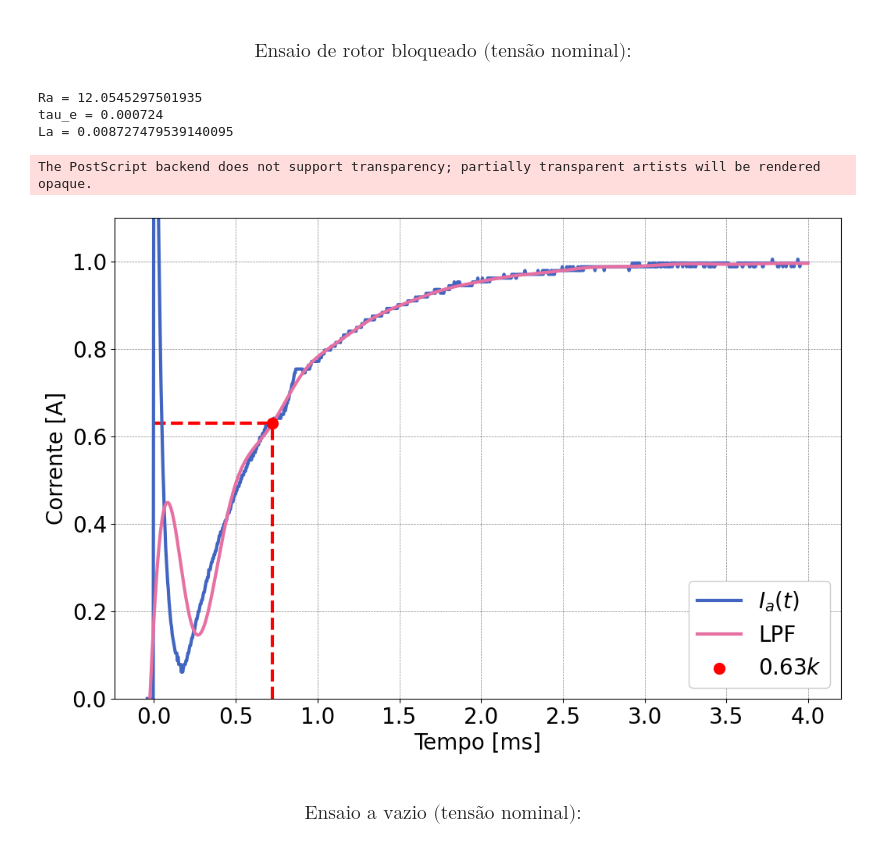
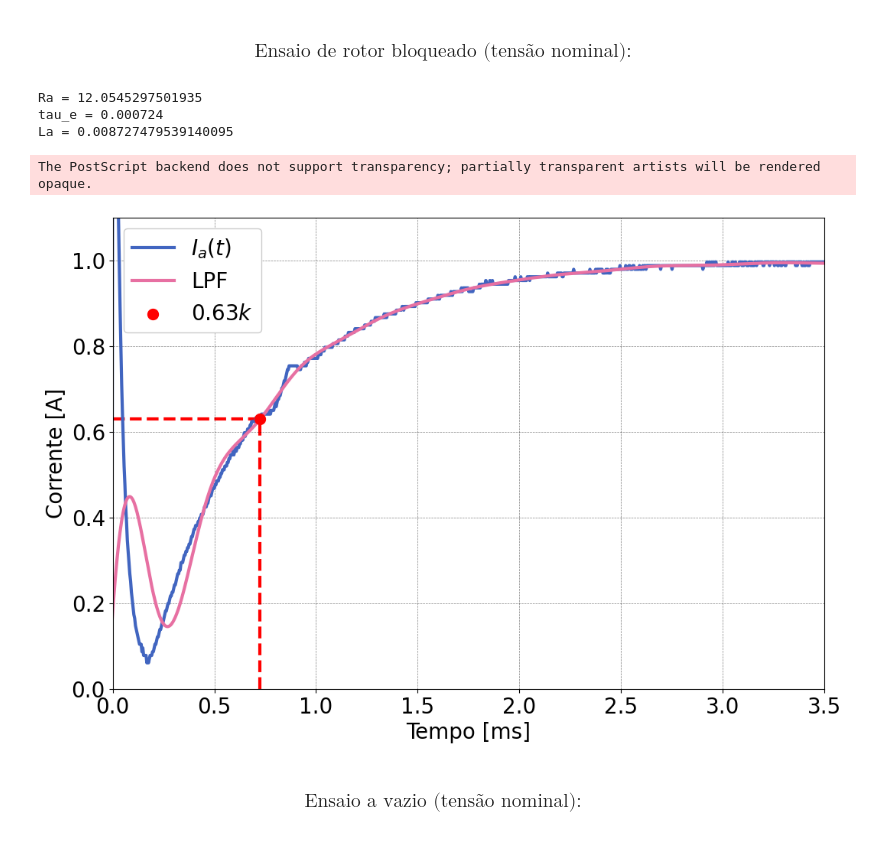
Before and after one commit to ErickNMA/LCD, a Jupyter notebook: ensaios_planta/fan-plate_analisys.ipynb, the cells around one changed output. Saved outputs shown, nothing was run; the diff lists cells and outputs as text; code cells hidden in the pictures.

```diff
--- a/ensaios_planta/fan-plate_analisys.ipynb
+++ b/ensaios_planta/fan-plate_analisys.ipynb
@@ -58,34 +58,35 @@ print(f'Ra = {Ra}')
 #Ajuste da corrente pela queda de tensão no shunt:
 y1 *= ((1/Ra)+(1/Rs))
 y1lpf = LPF(y1, 4, 10, 1e3)
 
 #Cálculo da constante de tempo elétrica:
 y163 = 0.632*y1lpf[-1]
 taue = t1[index(y1lpf[50:], y163)+50]
 print(f'tau_e = {taue}')
 
 #Cálculo da indutância de armadura:
 La = taue*Ra
 print(f'La = {La}')
 
 #Plot dos dados:
 plt.figure()
 plt.plot((0, taue*1e3), (y163, y163), linestyle='dashed', color='r', zorder=0)
 plt.plot((taue*1e3, taue*1e3), (0, y163), linestyle='dashed', color='r', zorder=0)
 plt.plot(t1*1e3, y1, label='$I_a(t)$', zorder=1)
 plt.plot(t1*1e3, y1lpf, label='LPF', zorder=2)
 plt.scatter(taue*1e3, y163, color='r', linewidth=5, label='$0.63k$', zorder=3)
 plt.ylim(0, 1.1)
+plt.xlim(0, 3.5)
 plt.ylabel('Corrente [A]')
 plt.xlabel('Tempo [ms]')
 plt.legend()
 plt.savefig('curves/rb.eps', dpi=600, transparent=True, bbox_inches='tight')
 # %% [output]
 Ra = 12.0545297501935
 tau_e = 0.000724
 La = 0.008727479539140095
 The PostScript backend does not support transparency; partially transparent artists will be rendered opaque.
-[figure, old version]
+[figure, new version]
 # %% [markdown]
 ### $$ \text{Ensaio a vazio (tensão nominal):}$$
 # %%
```
Also changed, not shown: parts of 1 cell of this notebook, 5 other files.
